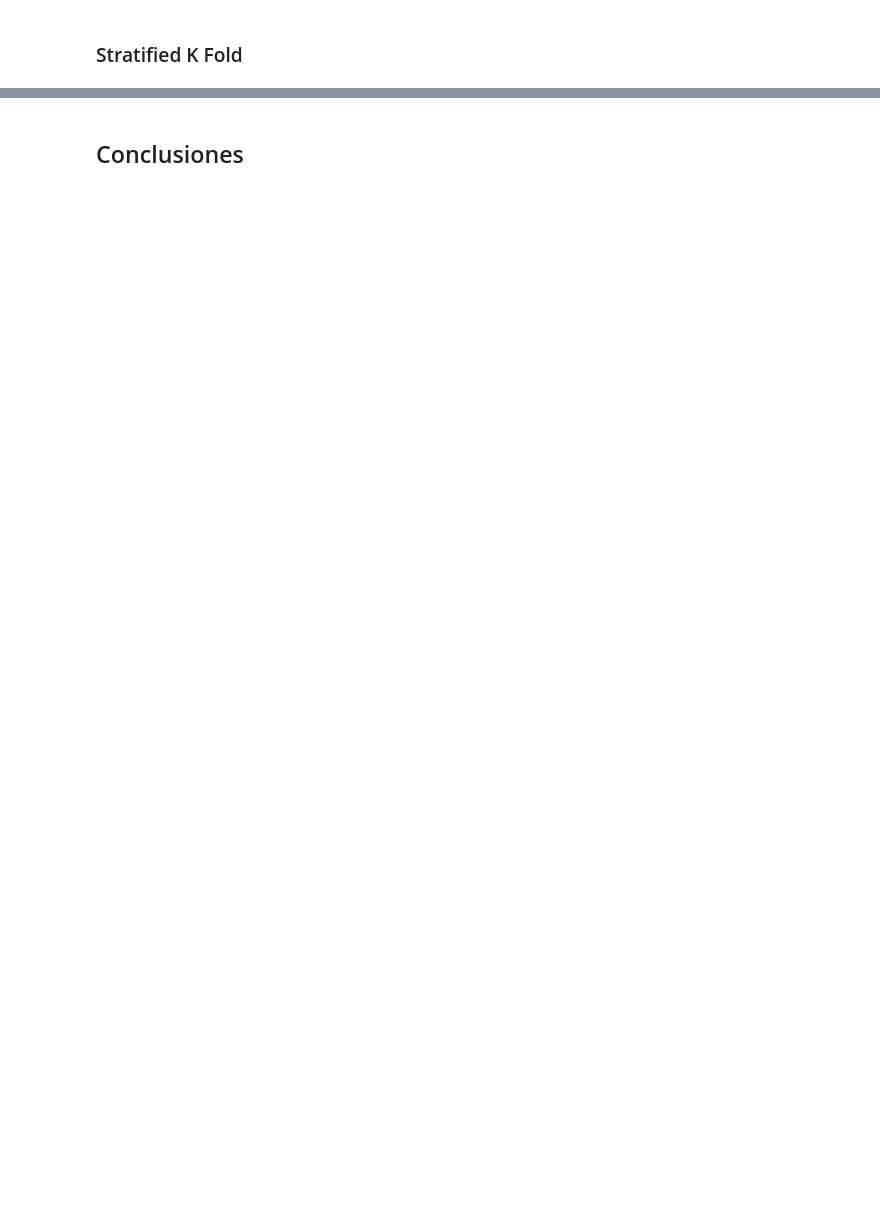
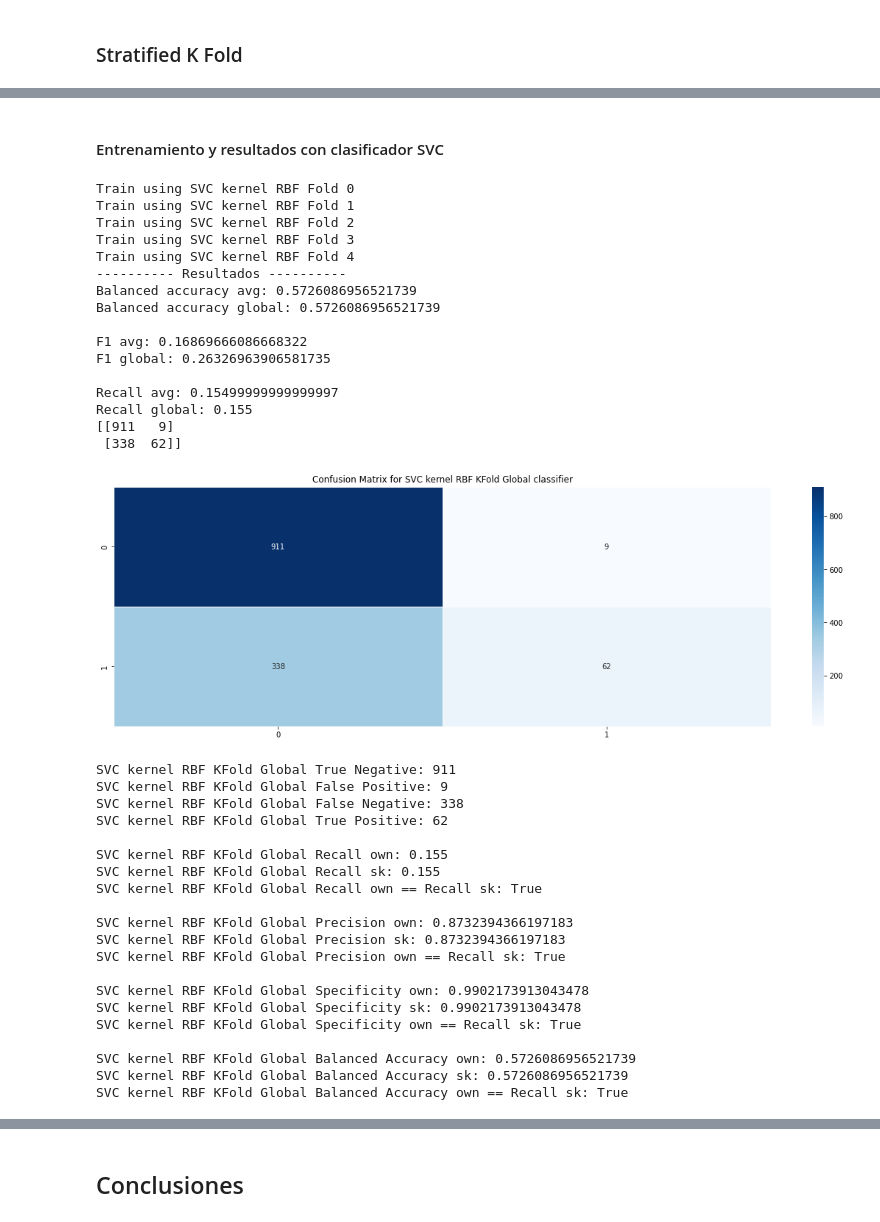
Before and after one commit to Monolite/ml-course, a Jupyter notebook: lesson-3/ml_clasificacion_proyecto.ipynb, the cells around one changed output, grey strips where cells are left out. Cells and saved outputs as stored; diff of their text form; code cells hidden in the pictures; blank space fills up the shorter version.

```diff
--- a/lesson-3/ml_clasificacion_proyecto.ipynb
+++ b/lesson-3/ml_clasificacion_proyecto.ipynb
@@ -601,0 +543,74 @@ práctica.
+# %% [markdown]
+#### Entrenamiento y resultados con clasificador SVC
+# %%
+rbf_balanced_accuracy_avg = 0
+rbf_f1_avg = 0
+rbf_recall_avg = 0
+rbf_skf_y_preds = []
+rbf_skf_ys = []
+
+for k in folds.keys():
+    # print(f'Fold {k} results')
+    skf_y_train = y[train_index]
+    skf_y_test = y[test_index]
+    skf_X_train_std, skf_X_test_std = folds_std[k]
+
+    rbf_skf_y_preds_std = train(rbf, f'SVC kernel RBF Fold {k}', skf_X_train_std, skf_X_test_std, skf_y_train)
+
+    rbf_skf_y_preds += list(rbf_skf_y_preds_std)
+    rbf_skf_ys += list(skf_y_test)
+
+    rbf_balanced_accuracy_avg += balanced_accuracy_score(skf_y_test, rbf_skf_y_preds_std)
+    rbf_f1_avg += f1_score(skf_y_test, rbf_skf_y_preds_std)
+    rbf_recall_avg += recall_score(skf_y_test, rbf_skf_y_preds_std)
+
+    # get_conf_matrix_report(f'SVC kernel RBF Fold {k}', skf_y_test, rbf_skf_y_preds_std)
+
+print(10*'-' + ' Resultados ' + 10*'-')
+print(f"Balanced accuracy avg: {rbf_balanced_accuracy_avg/splits}")
+print(f"Balanced accuracy global: {balanced_accuracy_score(rbf_skf_ys, rbf_skf_y_preds)}")
+print()
+print(f"F1 avg: {rbf_f1_avg/splits}")
+print(f"F1 global: {f1_score(rbf_skf_ys, rbf_skf_y_preds)}")
+print()
+print(f"Recall avg: {rbf_recall_avg/splits}")
+print(f"Recall global: {recall_score(rbf_skf_ys, rbf_skf_y_preds)}")
+get_conf_matrix_report('SVC kernel RBF KFold Global', rbf_skf_ys, rbf_skf_y_preds)
+# %% [output]
+Train using SVC kernel RBF Fold 0
+Train using SVC kernel RBF Fold 1
+Train using SVC kernel RBF Fold 2
+Train using SVC kernel RBF Fold 3
+Train using SVC kernel RBF Fold 4
+---------- Resultados ----------
+Balanced accuracy avg: 0.5726086956521739
+Balanced accuracy global: 0.5726086956521739
+
+F1 avg: 0.16869666086668322
+F1 global: 0.26326963906581735
+
+Recall avg: 0.15499999999999997
+Recall global: 0.155
+[[911   9]
+ [338  62]]
+[figure, added]
+SVC kernel RBF KFold Global True Negative: 911
+SVC kernel RBF KFold Global False Positive: 9
+SVC kernel RBF KFold Global False Negative: 338
+SVC kernel RBF KFold Global True Positive: 62
+
+SVC kernel RBF KFold Global Recall own: 0.155
+SVC kernel RBF KFold Global Recall sk: 0.155
+SVC kernel RBF KFold Global Recall own == Recall sk: True
+
+SVC kernel RBF KFold Global Precision own: 0.8732394366197183
+SVC kernel RBF KFold Global Precision sk: 0.8732394366197183
+SVC kernel RBF KFold Global Precision own == Recall sk: True
+
+SVC kernel RBF KFold Global Specificity own: 0.9902173913043478
+SVC kernel RBF KFold Global Specificity sk: 0.9902173913043478
+SVC kernel RBF KFold Global Specificity own == Recall sk: True
+
+SVC kernel RBF KFold Global Balanced Accuracy own: 0.5726086956521739
+SVC kernel RBF KFold Global Balanced Accuracy sk: 0.5726086956521739
+SVC kernel RBF KFold Global Balanced Accuracy own == Recall sk: True
```
Also changed, not shown: parts of 29 cells of this notebook, 1 other file.
